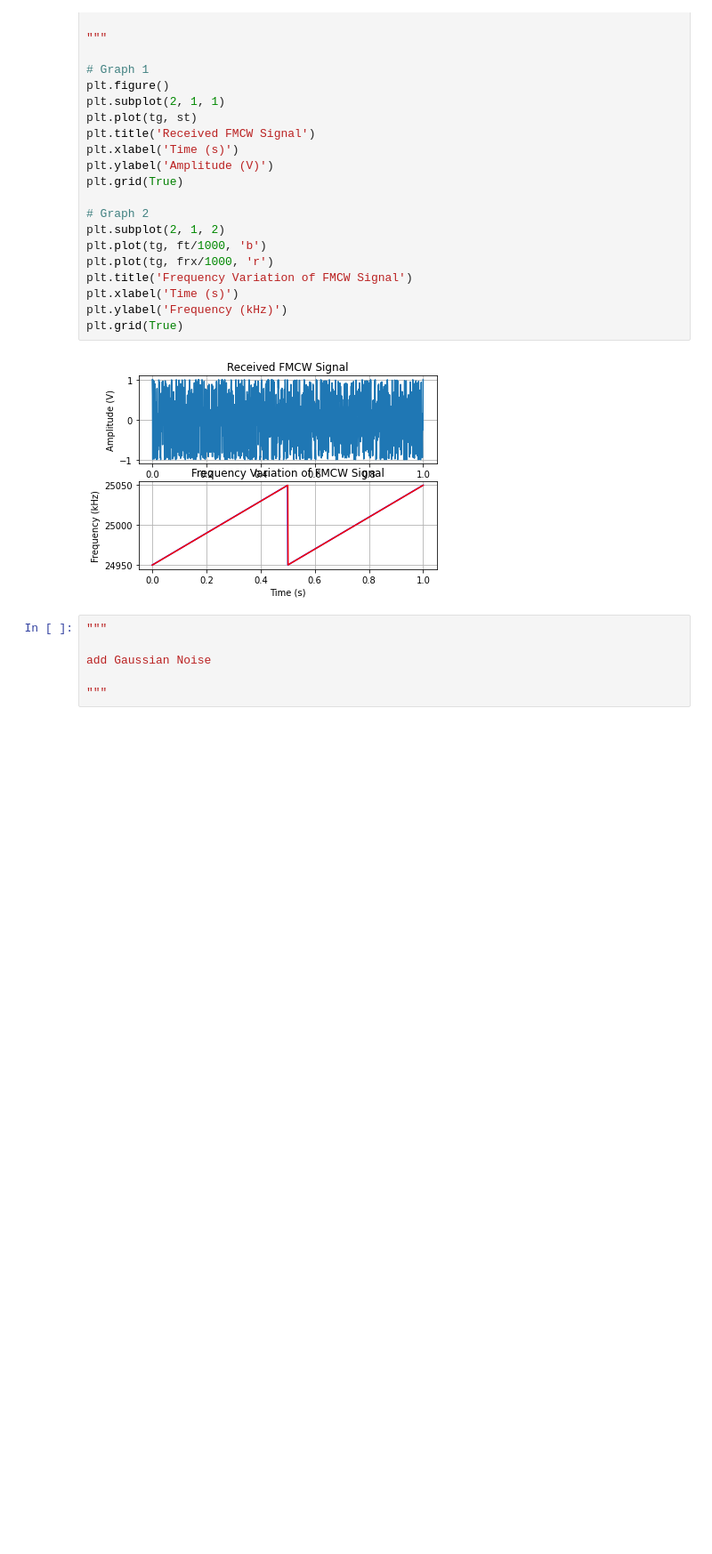
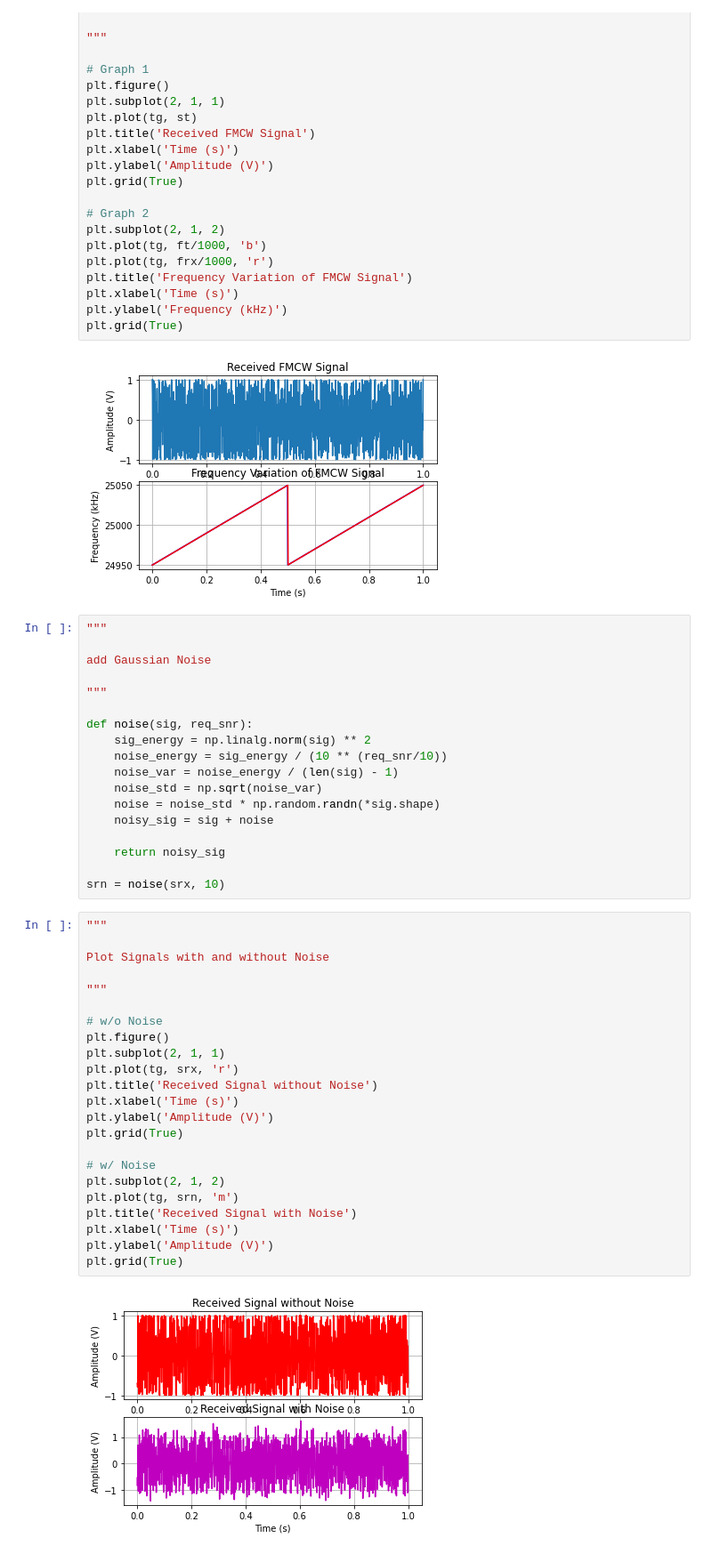
Before and after one commit to naufalmuafi/fmcw-radar_simulation, a Jupyter notebook: fmcw-radar_simulation.ipynb, the cells around one changed output. Shown at 89% size. Drawn from its saved outputs; the diff is of its cells as text; blank space fills up the shorter version.

```diff
--- a/fmcw-radar_simulation.ipynb
+++ b/fmcw-radar_simulation.ipynb
@@ -131,9 +135,46 @@ plt.ylabel('Frequency (kHz)')
 plt.grid(True)
 # %% [output]
 [figure]
-# %%
-"""
-
-add Gaussian Noise
-
-"""
+# %%
+"""
+
+add Gaussian Noise
+
+"""
+
+def noise(sig, req_snr):
+    sig_energy = np.linalg.norm(sig) ** 2
+    noise_energy = sig_energy / (10 ** (req_snr/10))
+    noise_var = noise_energy / (len(sig) - 1)
+    noise_std = np.sqrt(noise_var)
+    noise = noise_std * np.random.randn(*sig.shape)
+    noisy_sig = sig + noise
+
+    return noisy_sig
+
+srn = noise(srx, 10)
+# %%
+"""
+
+Plot Signals with and without Noise
+
+"""
+
+# w/o Noise
+plt.figure()
+plt.subplot(2, 1, 1)
+plt.plot(tg, srx, 'r')
+plt.title('Received Signal without Noise')
+plt.xlabel('Time (s)')
+plt.ylabel('Amplitude (V)')
+plt.grid(True)
+
+# w/ Noise
+plt.subplot(2, 1, 2)
+plt.plot(tg, srn, 'm')
+plt.title('Received Signal with Noise')
+plt.xlabel('Time (s)')
+plt.ylabel('Amplitude (V)')
+plt.grid(True)
+# %% [output]
+[figure, added]
```
Also changed, not shown: parts of 9 cells of this notebook.
